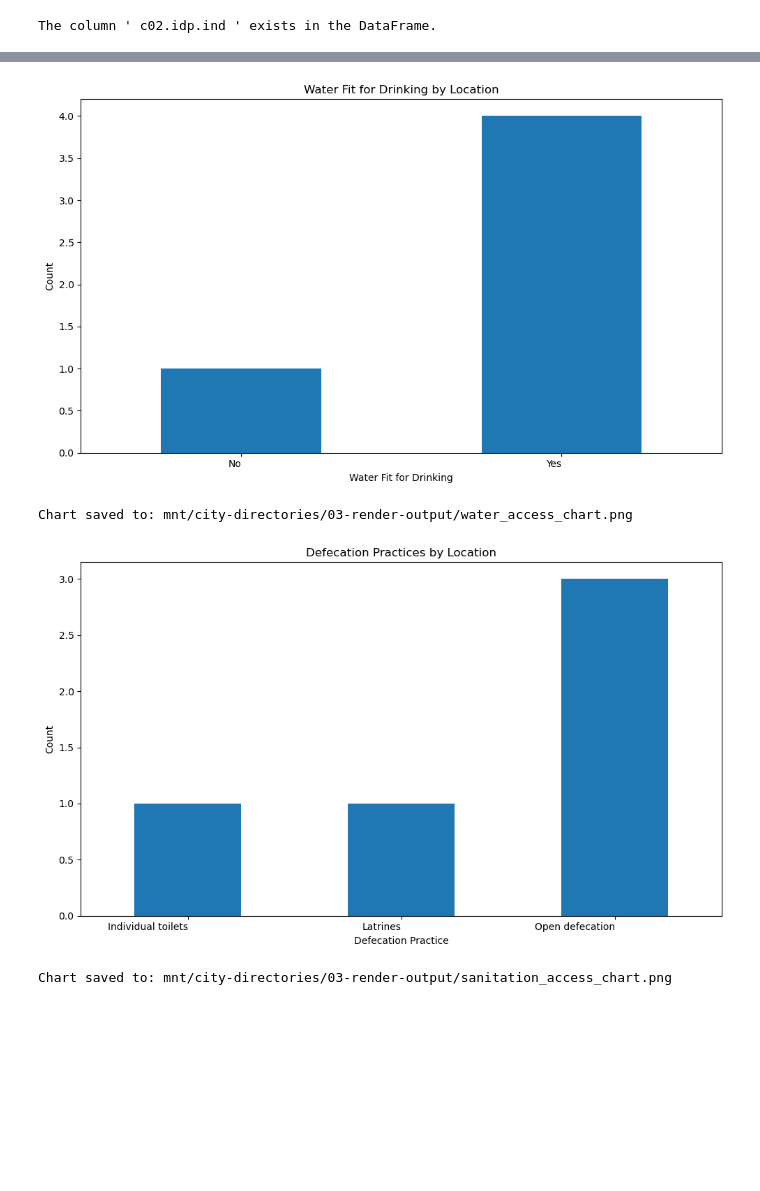
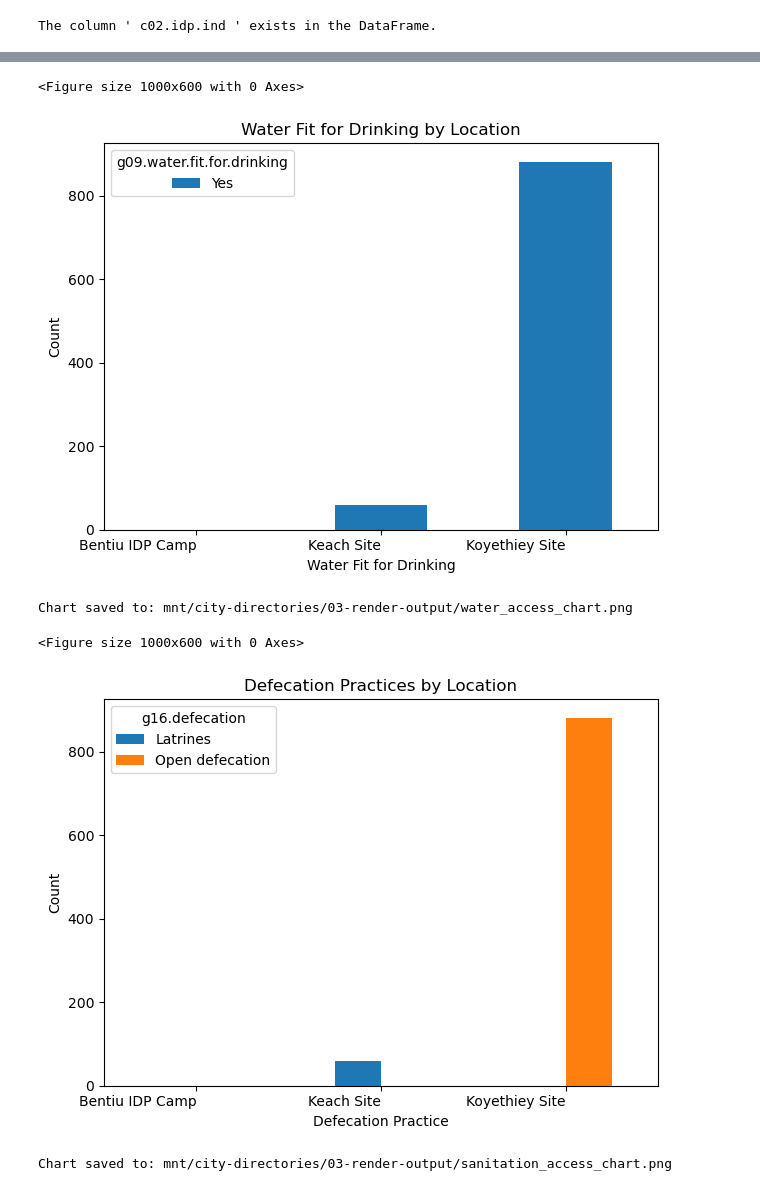
Before and after one commit to rosemaryturtle/city-scan-automation, a Jupyter notebook: idp-layers.ipynb, the cells around one changed output, grey strips where cells are left out. Drawn from its saved outputs; the diff is of its cells as text; code cells hidden in the pictures; blank space fills up the shorter version.

```diff
--- a/idp-layers.ipynb
+++ b/idp-layers.ipynb
@@ -438,39 +492,45 @@ Chart saved to: mnt/city-directories/03-render-output/market_access_chart.png
 def get_water_access(data_within_aoi, render_path):
     # Convert data_within_aoi to a DataFrame
     df = pd.DataFrame(data_within_aoi)
 
-    # Create a pivot table with counts of 'g09.water.fit.for.drinking' for each 'b02.location.name'
-    pivot_table = pd.pivot_table(df, index='b02.location.name', columns='g09.water.fit.for.drinking', aggfunc='size', fill_value=0)
+    # Convert 'c01.idp.hh' column to numeric (if needed)
+    df[' c01.idp.hh '] = pd.to_numeric(df[' c01.idp.hh '], errors='coerce')
+    pivot_table = pd.pivot_table(df,
+                                  index='b02.location.name',
+                                  columns='g09.water.fit.for.drinking',
+                                  values=' c01.idp.hh ',
+                                  aggfunc='sum',
+                                  fill_value=0)
 
-    # Summing the counts of each category
-    pivot_table = pivot_table.apply(lambda x: x.sum(), axis=0)
+
 
     # Plotting the pivot table as a bar chart
     plt.figure(figsize=(10, 6))
     pivot_table.plot(kind='bar')  # Customizing color to lightcoral
     plt.xlabel('Water Fit for Drinking')
     plt.ylabel('Count')
     plt.title('Water Fit for Drinking by Location')
     plt.xticks(rotation=0, ha='right')
     plt.tight_layout()
 
     # Create the 'render_path' directory if it doesn't exist
     if not os.path.exists(render_path):
         os.makedirs(render_path)
 
     # Save the plot to the 'render_path' directory
     save_path = os.path.join(render_path, 'water_access_chart.png')
     plt.savefig(save_path)
     plt.show()
 
     return save_path
 
 # Example usage:
 water_access_path = get_water_access(data_within_aoi, render_path)
 print(f"Chart saved to: {water_access_path}")
 # %% [output]
+<Figure size 1000x600 with 0 Axes>
-[figure, old version]
+[figure, new version]
-Chart saved to: mnt/city-directories/03-render-output/water_access_chart.png
+Chart saved to: mnt/city-directories/03-render-output/water_access_chart.png
 # %%
 #sanitation
 
@@ -479,11 +539,14 @@ def get_san_access(data_within_aoi, render_path):
     # Convert data_within_aoi to a DataFrame
     df = pd.DataFrame(data_within_aoi)
 
-    # Create a pivot table with counts of 'g16.defecation' for each 'b02.location.name'
-    pivot_table = pd.pivot_table(df, index='b02.location.name', columns='g16.defecation', aggfunc='size', fill_value=0)
-
-    # Summing the counts of each category
-    pivot_table = pivot_table.apply(lambda x: x.sum(), axis=0)
+    # Convert 'c01.idp.hh' column to numeric (if needed)
+    df[' c01.idp.hh '] = pd.to_numeric(df[' c01.idp.hh '], errors='coerce')
+    pivot_table = pd.pivot_table(df,
+                                  index='b02.location.name',
+                                  columns='g16.defecation',
+                                  values=' c01.idp.hh ',
+                                  aggfunc='sum',
+                                  fill_value=0)
 
     # Plotting the pivot table as a bar chart
     plt.figure(figsize=(10, 6))
@@ -509,8 +572,9 @@ def get_san_access(data_within_aoi, render_path):
 san_access_path = get_san_access(data_within_aoi, render_path)
 print(f"Chart saved to: {san_access_path}")
 # %% [output]
+<Figure size 1000x600 with 0 Axes>
-[figure, old version]
+[figure, new version]
-Chart saved to: mnt/city-directories/03-render-output/sanitation_access_chart.png
+Chart saved to: mnt/city-directories/03-render-output/sanitation_access_chart.png
 # %%
 #health access
 
```
Also changed, not shown: parts of 16 cells of this notebook.
